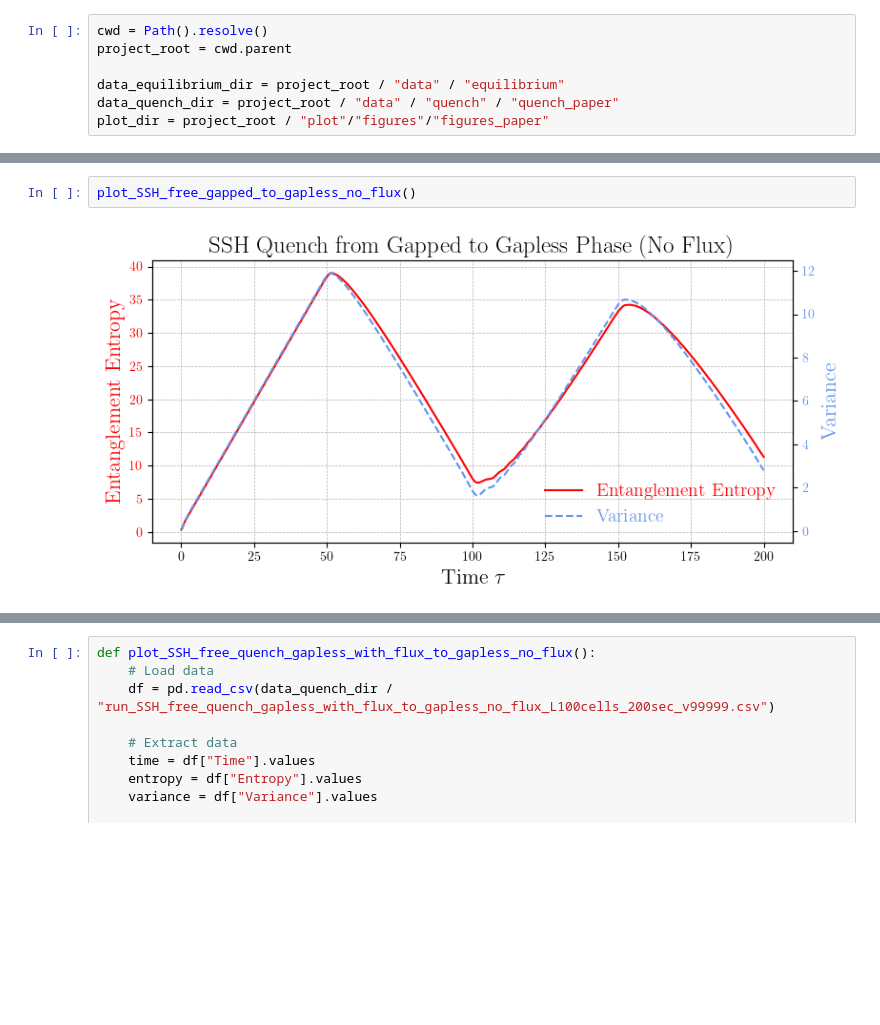
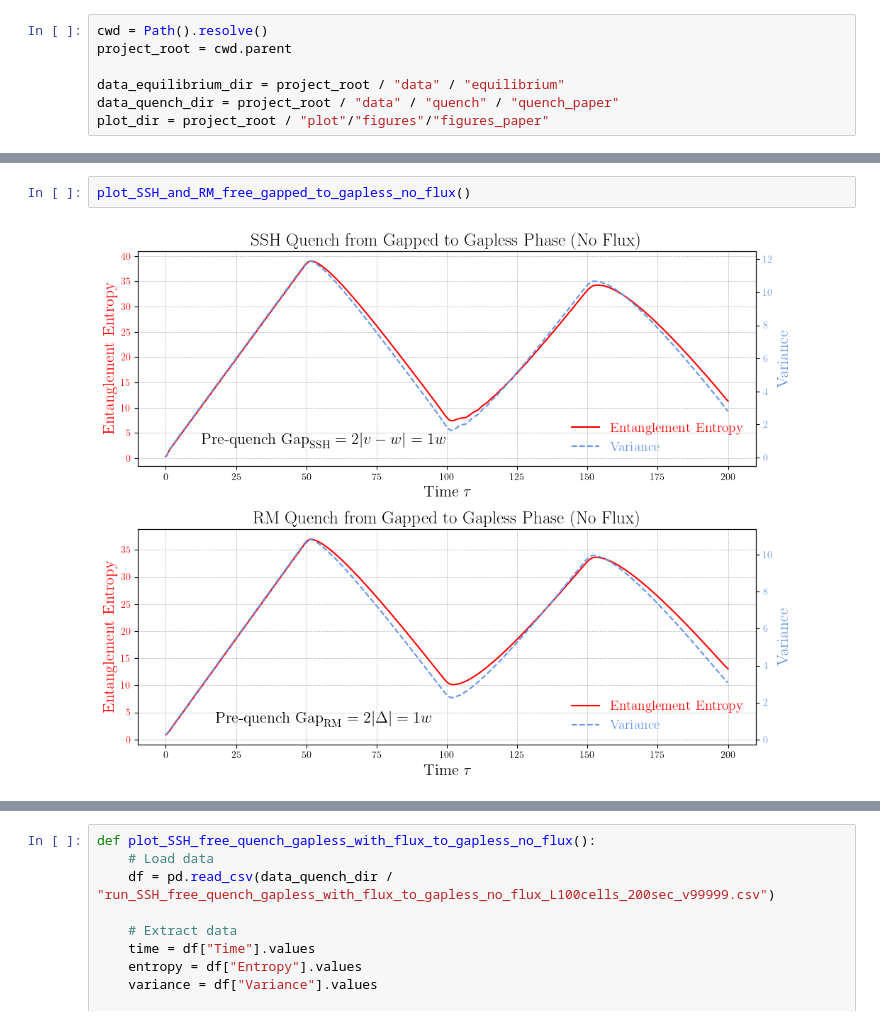
Before and after one commit to artalink7/SSH-Analysis, a Jupyter notebook: plot/plots_paper.ipynb, the cells around one changed output, grey strips where cells are left out. Drawn from its saved outputs; the diff is of its cells as text; blank space fills up the shorter version.

```diff
--- a/plot/plots_paper.ipynb
+++ b/plot/plots_paper.ipynb
@@ -59,5 +85,5 @@ def plot_SSH_free_gapped_to_gapless_no_flux():
     plt.show()
 # %%
-plot_SSH_free_gapped_to_gapless_no_flux()
+plot_SSH_and_RM_free_gapped_to_gapless_no_flux()
 # %% [output]
-[figure, old version]
+[figure, new version]
```
Also changed, not shown: parts of 8 cells of this notebook, 5 other files.
